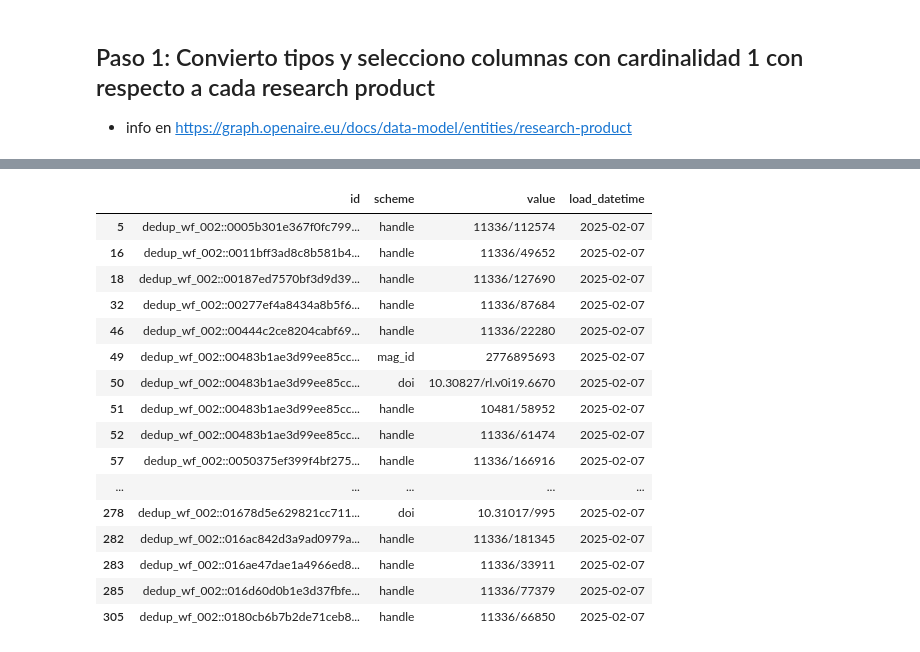
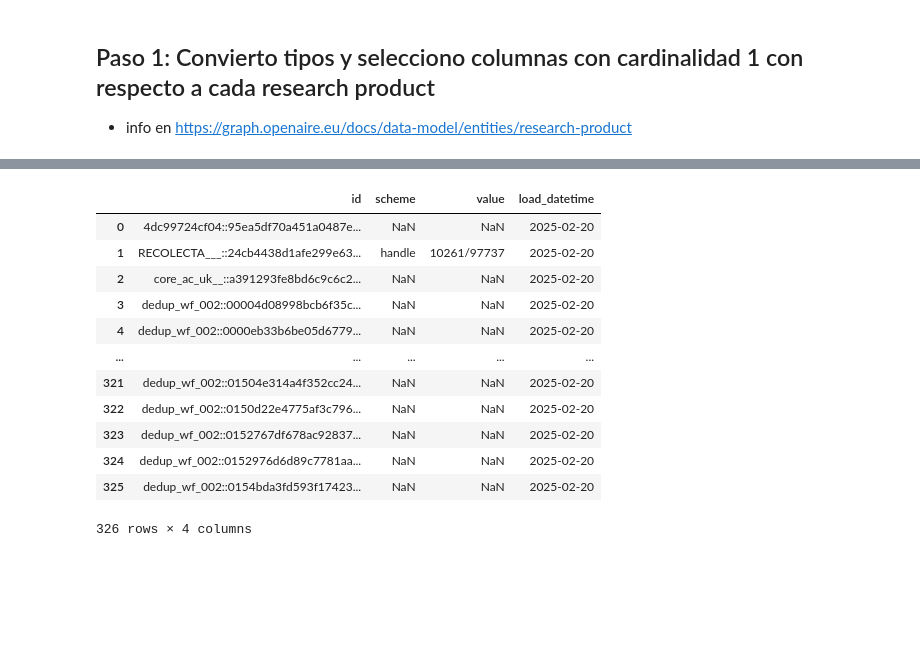
Before and after one commit to PabloDeAlbu/kedro-scholar, a Jupyter notebook: notebooks/openaire/01_landing/land_openaire_researchproduct.ipynb, the cells around one changed output, grey strips where cells are left out. Drawn from its saved outputs; the diff is of its cells as text; code cells hidden in the pictures; blank space fills up the shorter version.

```diff
--- a/notebooks/openaire/01_landing/land_openaire_researchproduct.ipynb
+++ b/notebooks/openaire/01_landing/land_openaire_researchproduct.ipynb
@@ -4,5 +4,7 @@ import ast
 import pandas as pd
 
 pd.set_option('display.max_columns', None)
-df = catalog.load('raw/openaire/researchproduct_collectedfrom_datasource#parquet')
+
+filter_label = catalog.load('params:openaire_fetch_options.filter_label')
+df = catalog.load('raw/openaire/researchproduct_dev#parquet')
 # %% [output]
@@ -41,8 +44 @@ Index(['author', 'openAccessColor', 'publiclyFunded', 'type', 'language',
       dtype='object')
-# %%
-df_researchproduct2instance = df.explode('instance').reset_index(drop=True)
-df_researchproduct2instance = df_researchproduct2instance[['id','instance']]
-df_instance = pd.json_normalize(df_researchproduct2instance['instance']).reset_index(drop=True)
-df_researchproduct2instance = pd.concat([df_researchproduct2instance.drop(columns=['instance']), df_instance], axis=1)
-df_researchproduct2url = df_researchproduct2instance[['id','url']]
-df_researchproduct2url = df_researchproduct2url.explode('url')
@@ -66,11 +46,12 @@ Name: url, Length: 706, dtype: object
 ## Paso 1: Convierto tipos y selecciono columnas con cardinalidad 1 con respecto a cada research product
 + info en https://graph.openaire.eu/docs/data-model/entities/research-product
 # %%
-def land_openaire_researchproduct(df: pd.DataFrame)-> pd.DataFrame:
+def land_openaire_researchproduct(filter_value, df: pd.DataFrame)-> pd.DataFrame:
 
     df = df.convert_dtypes()
 
     expected_columns = [
+        'filter_applied',
         'author',
         'openAccessColor',
         'publiclyFunded',
@@ -97,7 +78,7 @@ def land_openaire_researchproduct(df: pd.DataFrame)-> pd.DataFrame:
         'coverage',
         'pid',
         'contactPerson',
-        'embargoEndDate'
+        'embargoEndDate',
     ]
 
     # Agregar columnas faltantes con NaN
@@ -118,6 +99,25 @@ def land_openaire_researchproduct(df: pd.DataFrame)-> pd.DataFrame:
 
     ## indicators
     df_indicators = pd.json_normalize(df['indicators']).reset_index(drop=True)
+
+    indicators_expected_columns = [
+        "citationImpact.citationClass",
+        "citationImpact.citationCount",
+        "citationImpact.impulse",
+        "citationImpact.impulseClass",
+        "citationImpact.influence",
+        "citationImpact.influenceClass",
+        "citationImpact.popularity",
+        "citationImpact.popularityClass",
+        "usageCounts.downloads",
+        "usageCounts.views",
+    ]
+
+    # Agregar columnas para indicators y faltantes con NaN
+    for col in indicators_expected_columns:
+        if col not in df_indicators.columns:
+            df_indicators[col] = pd.NA
+
     df_researchproduct = pd.concat([df_researchproduct.drop(columns=['indicators']).reset_index(drop=True), df_indicators], axis=1)
 
     ## author
@@ -185,7 +185,7 @@ def land_openaire_researchproduct(df: pd.DataFrame)-> pd.DataFrame:
 
     return df_researchproduct, df_researchproduct2originalId, df_researchproduct2author, df_researchproduct2subject, df_researchproduct2pid, df_researchproduct2url
 # %%
-df_researchproduct, df_researchproduct2originalId, df_researchproduct2author, df_researchproduct2subject, df_researchproduct2pid, df_researchproduct2url = land_openaire_researchproduct(df)
+df_researchproduct, df_researchproduct2originalId, df_researchproduct2author, df_researchproduct2subject, df_researchproduct2pid, df_researchproduct2url = land_openaire_researchproduct(filter_label, df)
 # %%
 df_researchproduct
 # %% [output]
@@ -243,24 +243,20 @@ df_researchproduct2subject
 # %%
-df_researchproduct2pid[df_researchproduct2pid['value'].notna()]
+df_researchproduct2pid
 # %% [output]
 [interactive output not drawn]
 |  | id | scheme | value | load_datetime |
-| 5 | dedup_wf_002::0005b301e367f0fc799... | handle | 11336/112574 | 2025-02-07 |
-| 16 | dedup_wf_002::0011bff3ad8c8b581b4... | handle | 11336/49652 | 2025-02-07 |
-| 18 | dedup_wf_002::00187ed7570bf3d9d39... | handle | 11336/127690 | 2025-02-07 |
-| 32 | dedup_wf_002::00277ef4a8434a8b5f6... | handle | 11336/87684 | 2025-02-07 |
-| 46 | dedup_wf_002::00444c2ce8204cabf69... | handle | 11336/22280 | 2025-02-07 |
-| 49 | dedup_wf_002::00483b1ae3d99ee85cc... | mag_id | 2776895693 | 2025-02-07 |
-| 50 | dedup_wf_002::00483b1ae3d99ee85cc... | doi | 10.30827/rl.v0i19.6670 | 2025-02-07 |
-| 51 | dedup_wf_002::00483b1ae3d99ee85cc... | handle | 10481/58952 | 2025-02-07 |
-| 52 | dedup_wf_002::00483b1ae3d99ee85cc... | handle | 11336/61474 | 2025-02-07 |
-| 57 | dedup_wf_002::0050375ef399f4bf275... | handle | 11336/166916 | 2025-02-07 |
+| 0 | 4dc99724cf04::95ea5df70a451a0487e... | NaN | NaN | 2025-02-20 |
+| 1 | RECOLECTA___::24cb4438d1afe299e63... | handle | 10261/97737 | 2025-02-20 |
+| 2 | core_ac_uk__::a391293fe8bd6c9c6c2... | NaN | NaN | 2025-02-20 |
+| 3 | dedup_wf_002::00004d08998bcb6f35c... | NaN | NaN | 2025-02-20 |
+| 4 | dedup_wf_002::0000eb33b6be05d6779... | NaN | NaN | 2025-02-20 |
 | ... | ... | ... | ... | ... |
-| 278 | dedup_wf_002::01678d5e629821cc711... | doi | 10.31017/995 | 2025-02-07 |
-| 282 | dedup_wf_002::016ac842d3a9ad0979a... | handle | 11336/181345 | 2025-02-07 |
-| 283 | dedup_wf_002::016ae47dae1a4966ed8... | handle | 11336/33911 | 2025-02-07 |
-| 285 | dedup_wf_002::016d60d0b1e3d37fbfe... | handle | 11336/77379 | 2025-02-07 |
-| 305 | dedup_wf_002::0180cb6b7b2de71ceb8... | handle | 11336/66850 | 2025-02-07 |
+| 321 | dedup_wf_002::01504e314a4f352cc24... | NaN | NaN | 2025-02-20 |
+| 322 | dedup_wf_002::0150d22e4775af3c796... | NaN | NaN | 2025-02-20 |
+| 323 | dedup_wf_002::0152767df678ac92837... | NaN | NaN | 2025-02-20 |
+| 324 | dedup_wf_002::0152976d6d89c7781aa... | NaN | NaN | 2025-02-20 |
+| 325 | dedup_wf_002::0154bda3fd593f17423... | NaN | NaN | 2025-02-20 |
+326 rows × 4 columns
 # %%
 df_researchproduct2url
 # %% [output]
```
Also changed, not shown: parts of 9 cells of this notebook, 3 other files.
